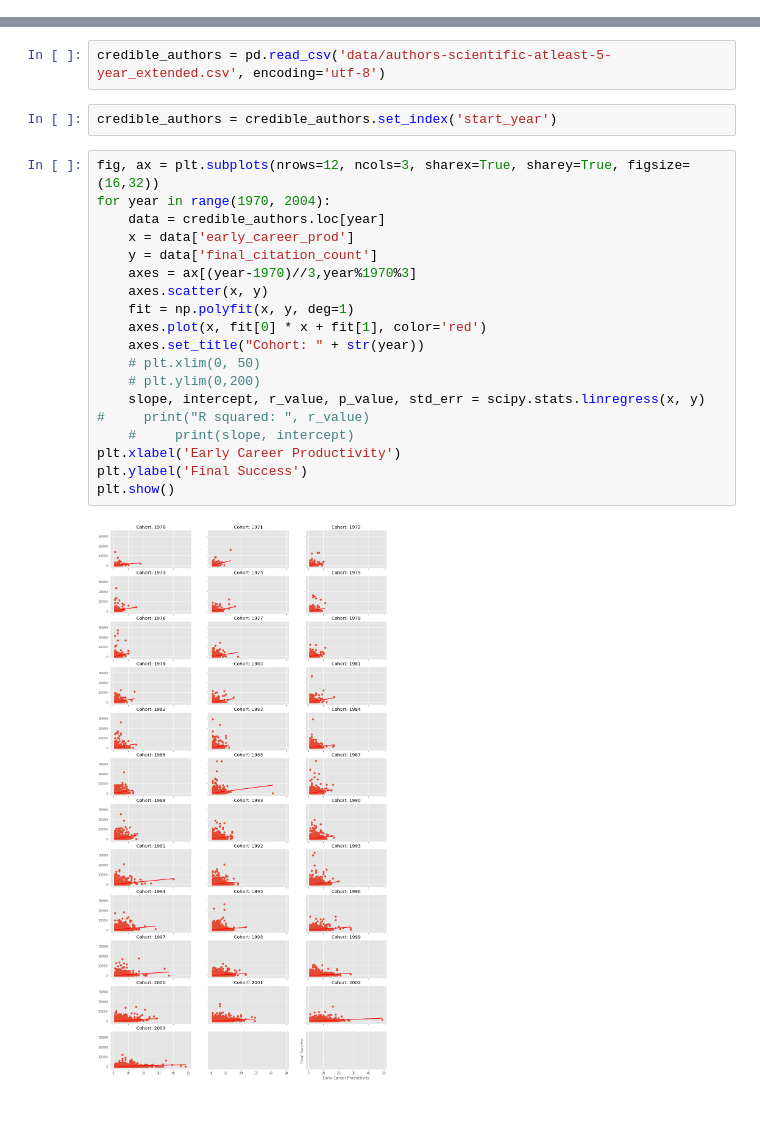
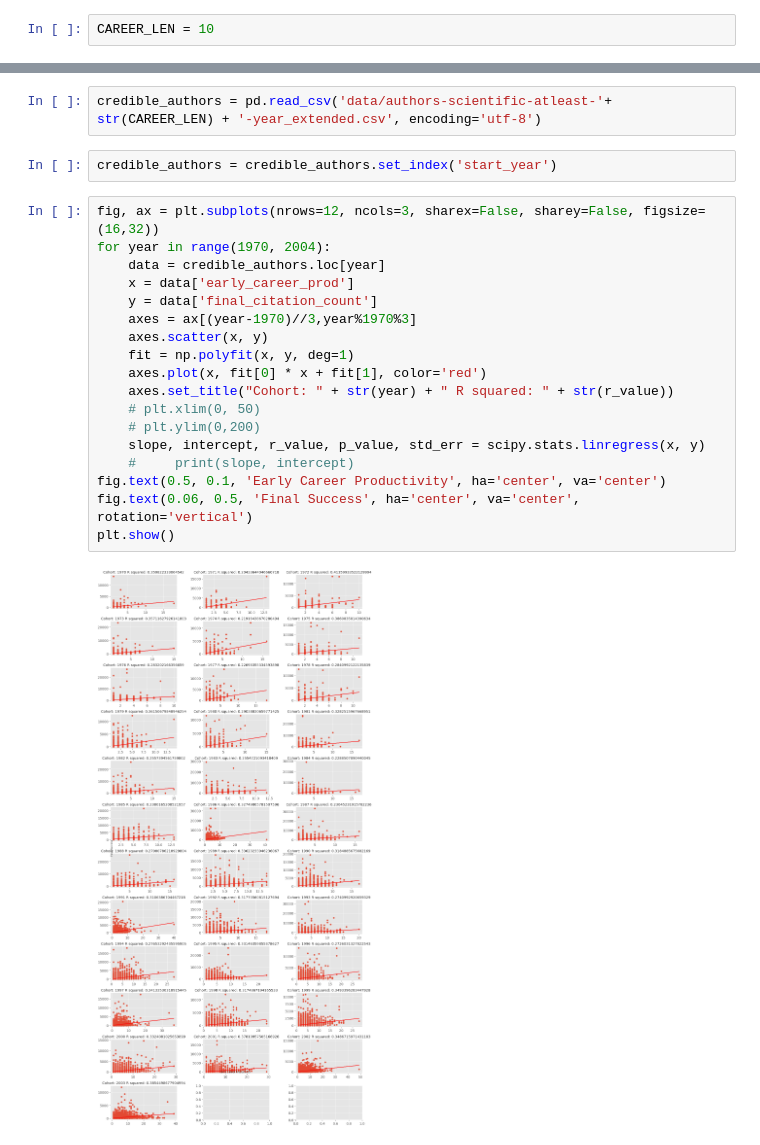
Before and after one commit to gesiscss/inequality, a Jupyter notebook: 2.Cohort analysis.ipynb, the cells around one changed output, grey strips where cells are left out. Cells and saved outputs as stored; diff of their text form; blank space fills up the shorter version.

```diff
--- a/2.Cohort analysis.ipynb
+++ b/2.Cohort analysis.ipynb
@@ -12,0 +16,2 @@ import scipy.stats
+# %%
+CAREER_LEN = 10
@@ -13,25 +22,24 @@ import scipy.stats
 # %%
-credible_authors = pd.read_csv('data/authors-scientific-atleast-5-year_extended.csv', encoding='utf-8')
+credible_authors = pd.read_csv('data/authors-scientific-atleast-'+ str(CAREER_LEN) + '-year_extended.csv', encoding='utf-8')
 # %%
 credible_authors = credible_authors.set_index('start_year')
 # %%
-fig, ax = plt.subplots(nrows=12, ncols=3, sharex=True, sharey=True, figsize=(16,32))
+fig, ax = plt.subplots(nrows=12, ncols=3, sharex=False, sharey=False, figsize=(16,32))
 for year in range(1970, 2004):
     data = credible_authors.loc[year]
     x = data['early_career_prod']
     y = data['final_citation_count']
     axes = ax[(year-1970)//3,year%1970%3]
     axes.scatter(x, y)
     fit = np.polyfit(x, y, deg=1)
     axes.plot(x, fit[0] * x + fit[1], color='red')
-    axes.set_title("Cohort: " + str(year))
+    axes.set_title("Cohort: " + str(year) + " R squared: " + str(r_value))
     # plt.xlim(0, 50)
     # plt.ylim(0,200)
     slope, intercept, r_value, p_value, std_err = scipy.stats.linregress(x, y)
-#     print("R squared: ", r_value)
     #     print(slope, intercept)
-plt.xlabel('Early Career Productivity')
-plt.ylabel('Final Success')
+fig.text(0.5, 0.1, 'Early Career Productivity', ha='center', va='center')
+fig.text(0.06, 0.5, 'Final Success', ha='center', va='center', rotation='vertical')
 plt.show()
 # %% [output]
-[figure, old version]
+[figure, new version]
```
Also changed, not shown: parts of 9 cells of this notebook, 7 other files.
